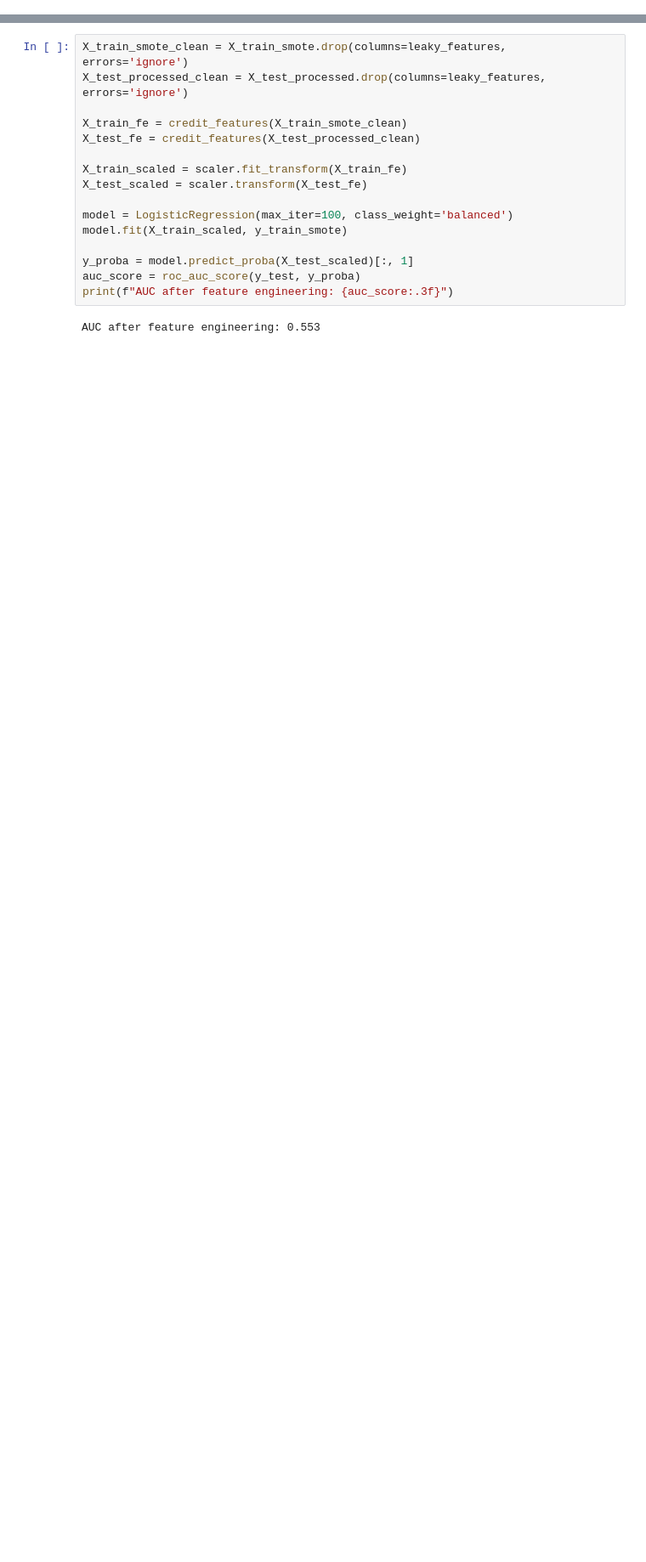
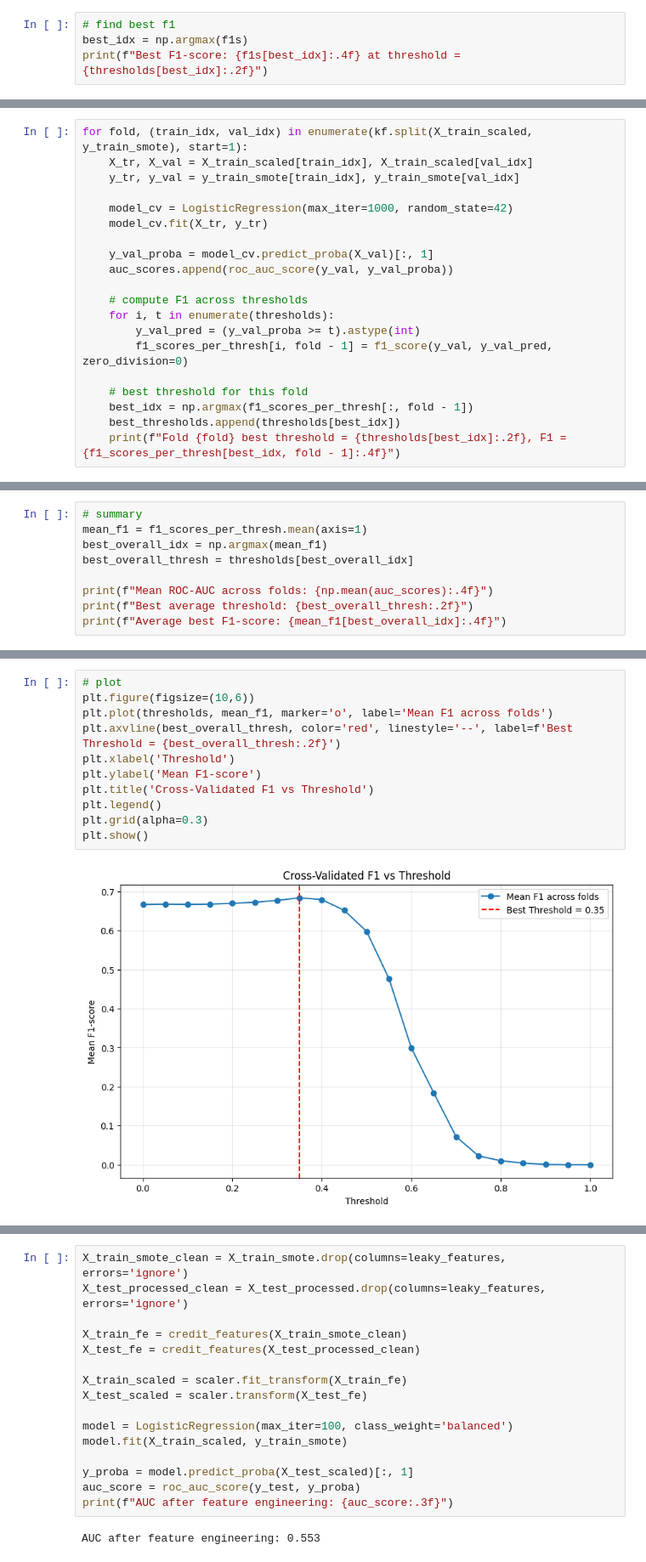
Before and after one commit to loowenwen/cs3244-project, a Jupyter notebook: src/logistic_regression.ipynb, the cells around one changed output, grey strips where cells are left out. Shown: that part at 85% size. Saved outputs shown, nothing was run; the diff lists cells and outputs as text; blank space fills up the shorter version.

```diff
--- a/src/logistic_regression.ipynb
+++ b/src/logistic_regression.ipynb
@@ -154,0 +150,4 @@ ROC AUC Score: 0.553
+# %%
+# find best f1
+best_idx = np.argmax(f1s)
+print(f"Best F1-score: {f1s[best_idx]:.4f} at threshold = {thresholds[best_idx]:.2f}")
@@ -154,0 +190,20 @@ ROC AUC Score: 0.553
+# %%
+for fold, (train_idx, val_idx) in enumerate(kf.split(X_train_scaled, y_train_smote), start=1):
+    X_tr, X_val = X_train_scaled[train_idx], X_train_scaled[val_idx]
+    y_tr, y_val = y_train_smote[train_idx], y_train_smote[val_idx]
+
+    model_cv = LogisticRegression(max_iter=1000, random_state=42)
+    model_cv.fit(X_tr, y_tr)
+
+    y_val_proba = model_cv.predict_proba(X_val)[:, 1]
+    auc_scores.append(roc_auc_score(y_val, y_val_proba))
+
+    # compute F1 across thresholds
+    for i, t in enumerate(thresholds):
+        y_val_pred = (y_val_proba >= t).astype(int)
+        f1_scores_per_thresh[i, fold - 1] = f1_score(y_val, y_val_pred, zero_division=0)
+
+    # best threshold for this fold
+    best_idx = np.argmax(f1_scores_per_thresh[:, fold - 1])
+    best_thresholds.append(thresholds[best_idx])
+    print(f"Fold {fold} best threshold = {thresholds[best_idx]:.2f}, F1 = {f1_scores_per_thresh[best_idx, fold - 1]:.4f}")
@@ -154,0 +216,9 @@ ROC AUC Score: 0.553
+# %%
+# summary
+mean_f1 = f1_scores_per_thresh.mean(axis=1)
+best_overall_idx = np.argmax(mean_f1)
+best_overall_thresh = thresholds[best_overall_idx]
+
+print(f"Mean ROC-AUC across folds: {np.mean(auc_scores):.4f}")
+print(f"Best average threshold: {best_overall_thresh:.2f}")
+print(f"Average best F1-score: {mean_f1[best_overall_idx]:.4f}")
@@ -154,0 +229,13 @@ ROC AUC Score: 0.553
+# %%
+# plot
+plt.figure(figsize=(10,6))
+plt.plot(thresholds, mean_f1, marker='o', label='Mean F1 across folds')
+plt.axvline(best_overall_thresh, color='red', linestyle='--', label=f'Best Threshold = {best_overall_thresh:.2f}')
+plt.xlabel('Threshold')
+plt.ylabel('Mean F1-score')
+plt.title('Cross-Validated F1 vs Threshold')
+plt.legend()
+plt.grid(alpha=0.3)
+plt.show()
+# %% [output]
+[figure, added]
```
Also changed, not shown: parts of 38 cells of this notebook, 4 other files.
